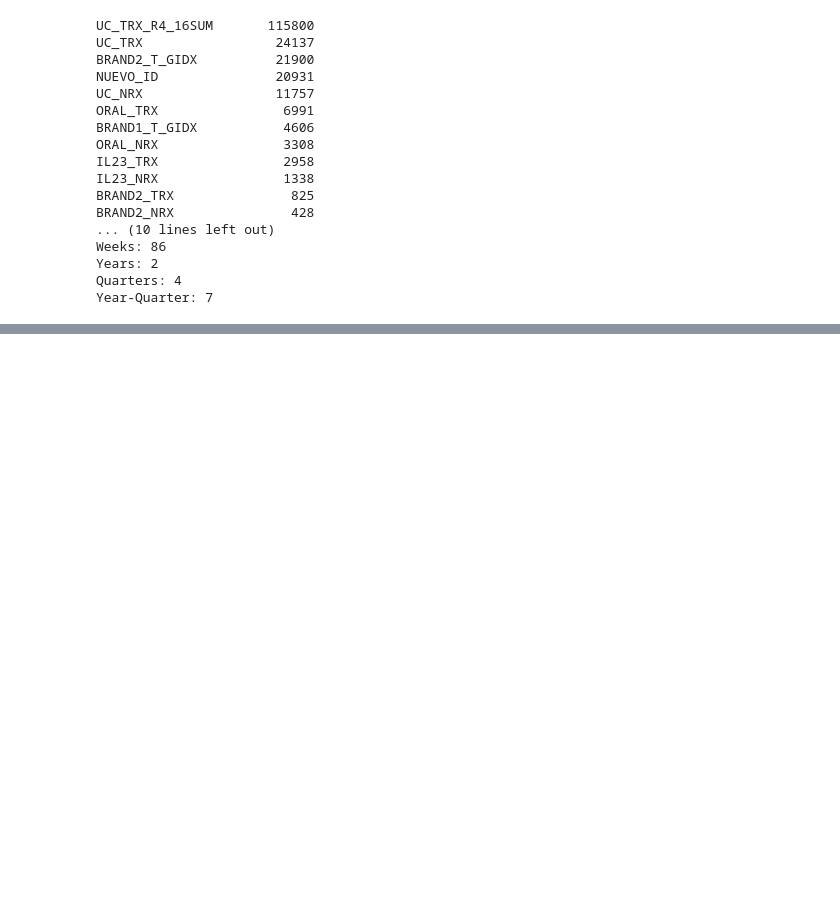
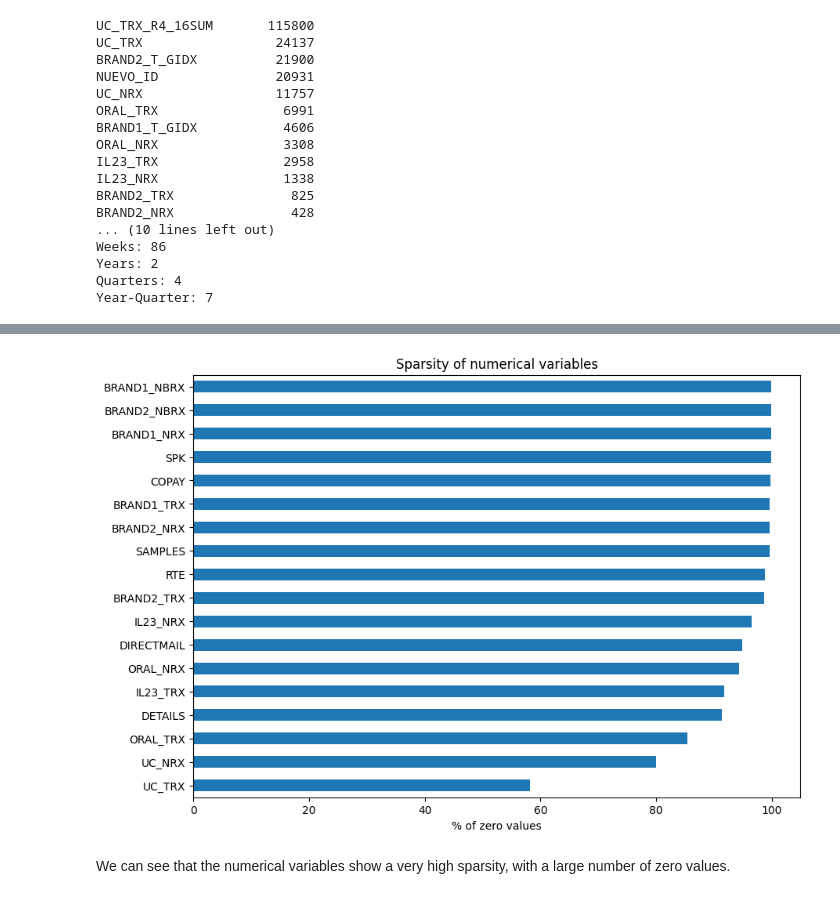
Before and after one commit to david-bazalduaa/Pfizer-segmentation-Ulcerative-Colitis, a Jupyter notebook: EDA_Omar.ipynb, the cells around one changed output, grey strips where cells are left out. Drawn from its saved outputs; the diff is of its cells as text; code cells hidden in the pictures; blank space fills up the shorter version.

```diff
--- a/EDA_Omar.ipynb
+++ b/EDA_Omar.ipynb
@@ -82,0 +310,17 @@ Year-Quarter: 7
+# %%
+#Generate a summary table of statistics for the main numeric columns
+num_cols_main = [
+    "UC_TRX", "ORAL_TRX", "IL23_TRX",
+    "BRAND1_TRX", "BRAND2_TRX",
+    "UC_NRX", "ORAL_NRX", "IL23_NRX",
+    "BRAND1_NRX", "BRAND2_NRX",
+    "BRAND1_NBRX", "BRAND2_NBRX",
+    "RTE", "SAMPLES", "COPAY", "DIRECTMAIL", "SPK", "DETAILS"
+]
+
+summary_stats = df[num_cols_main].describe().T
+summary_stats["median"] = df[num_cols_main].median()
+summary_stats["skew"] = df[num_cols_main].skew()
+summary_stats["zeros_pct"] = (df[num_cols_main] == 0).mean() * 100
+
+summary_stats[["mean", "median", "std", "min", "max", "skew", "zeros_pct"]].sort_values("skew", ascending=False)
@@ -82,0 +368,4 @@ Year-Quarter: 7
+# %%
+#Show the percentage of zero values in each numeric column
+zero_pct = (df[num_cols_main] == 0).mean().sort_values(ascending=False) * 100
+zero_pct
@@ -82,0 +392,10 @@ Year-Quarter: 7
+# %%
+plt.figure(figsize=(10, 7))
+zero_pct.sort_values().plot(kind="barh")
+plt.xlabel("% of zero values")
+plt.title("Sparsity of numerical variables")
+plt.show()
+# %% [output]
+[figure, added]
+# %% [markdown]
+We can see that the numerical variables show a very high sparsity, with a large number of zero values.
```
Also changed, not shown: parts of 42 cells of this notebook.
